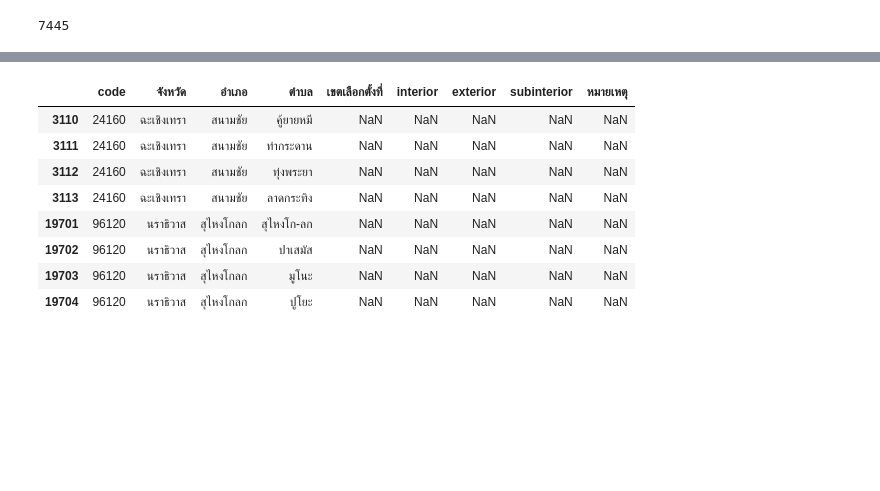
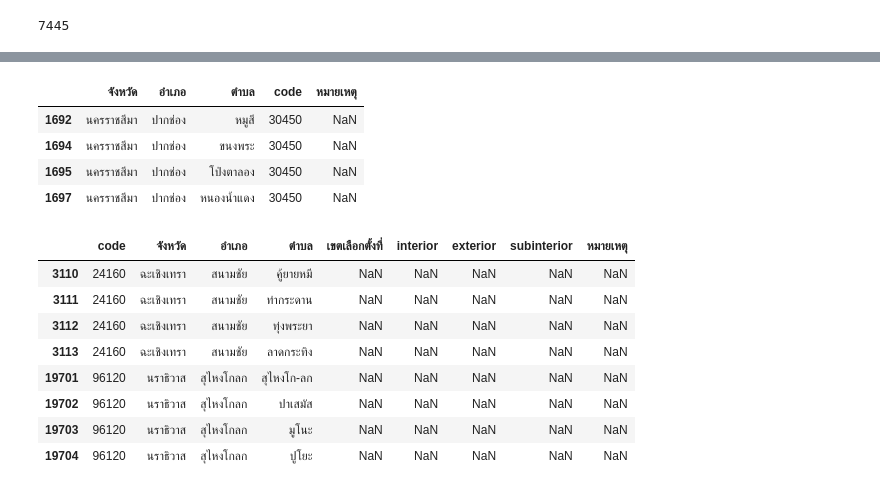
Before and after one commit to electinth/dataset-election-62-candidates, a Jupyter notebook: notebooks/dev.ipynb, the cells around one changed output, grey strips where cells are left out. Saved outputs shown, nothing was run; the diff lists cells and outputs as text; code cells hidden in the pictures; blank space fills up the shorter version.

```diff
--- a/notebooks/dev.ipynb
+++ b/notebooks/dev.ipynb
@@ -185,3 +163,11 @@ post_code
+# %%
+post_code[post_code.code == 30450]
+# %% [output]
+|  | จังหวัด | อำเภอ | ตำบล | code | หมายเหตุ |
+| 1692 | นครราชสีมา | ปากช่อง | หมูสี | 30450 | NaN |
+| 1694 | นครราชสีมา | ปากช่อง | ขนงพระ | 30450 | NaN |
+| 1695 | นครราชสีมา | ปากช่อง | โป่งตาลอง | 30450 | NaN |
+| 1697 | นครราชสีมา | ปากช่อง | หนองน้ำแดง | 30450 | NaN |
 # %%
 one_zone_provinces = post_code['จังหวัด'].str.contains('ตราด|นครนายก|พังงา|แม่ฮ่องสอน|ระนอง|สมุทรสงคราม|สิงห์บุรี|อ่างทอง', regex=True)
 post_code.loc[one_zone_provinces, 'อำเภอ'] = 'ทั้งจังหวัด'
```
Also changed, not shown: parts of 14 cells of this notebook, 1 other file.
